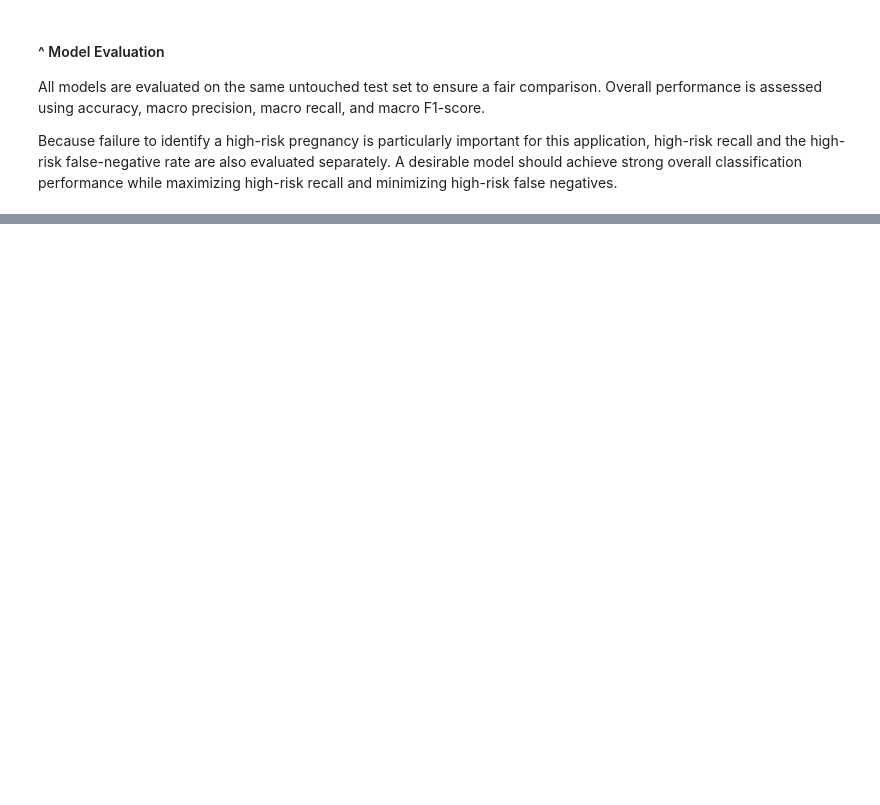
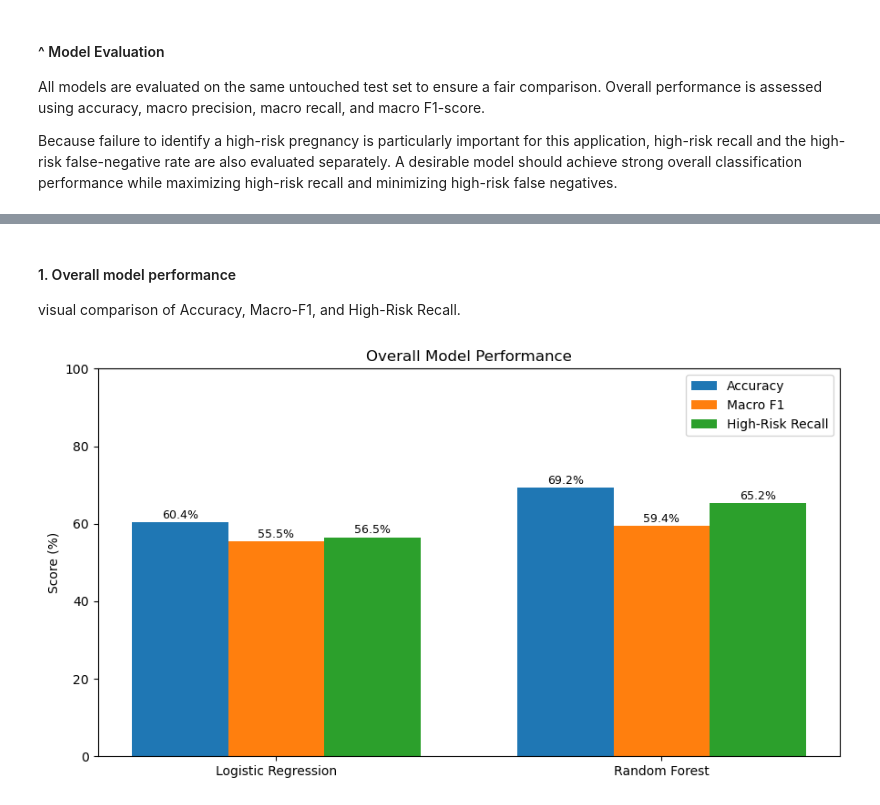
Before and after one commit to xloli20/SIC-MATERNAL-AI, a Jupyter notebook: ml/notebooks/logistic_regression_random_forest.ipynb, the cells around one changed output, grey strips where cells are left out. Saved outputs shown, nothing was run; the diff lists cells and outputs as text; code cells hidden in the pictures; blank space fills up the shorter version.

Commit message:
Update Logistic Regression and Random Forest models and evaluation

```diff
--- a/ml/notebooks/logistic_regression_random_forest.ipynb
+++ b/ml/notebooks/logistic_regression_random_forest.ipynb
@@ -1,6 +1,6 @@
 # %%
 import pandas as pd
 
-df = pd.read_csv("Maternal Health Risk Data Set.csv")
+df = pd.read_csv("../dataset/maternal_health_cleaned.csv")
 
 df.head()
@@ -248,8 +307,6 @@ import pandas as pd
 predictions = {
     "Logistic Regression": y_pred_lr,
     "Random Forest": y_pred_rf,
-    "SVM": y_pred_svm,
-    "Neural Network": y_pred_nn
 }
 
 results = []
@@ -407,0 +507,37 @@ minimizing high-risk false negatives.
+# %% [markdown]
+#### 1. Overall model performance
+visual comparison of Accuracy, Macro-F1, and High-Risk Recall.
+# %%
+import matplotlib.pyplot as plt
+import numpy as np
+
+metrics = ["Accuracy", "Macro F1", "High-Risk Recall"]
+models = final_results_df["Model"]
+
+x = np.arange(len(models))
+width = 0.25
+
+plt.figure(figsize=(9, 5))
+
+for i, metric in enumerate(metrics):
+    values = final_results_df[metric] * 100
+    bars = plt.bar(x + i * width, values, width, label=metric)
+
+    for bar in bars:
+        plt.text(
+            bar.get_x() + bar.get_width()/2,
+            bar.get_height() + 1,
+            f"{bar.get_height():.1f}%",
+            ha="center",
+            fontsize=9
+        )
+
+plt.xticks(x + width, models)
+plt.ylabel("Score (%)")
+plt.title("Overall Model Performance")
+plt.ylim(0, 100)
+plt.legend()
+plt.tight_layout()
+plt.show()
+# %% [output]
+[figure, added]
```
Also changed, not shown: parts of 17 cells of this notebook.
